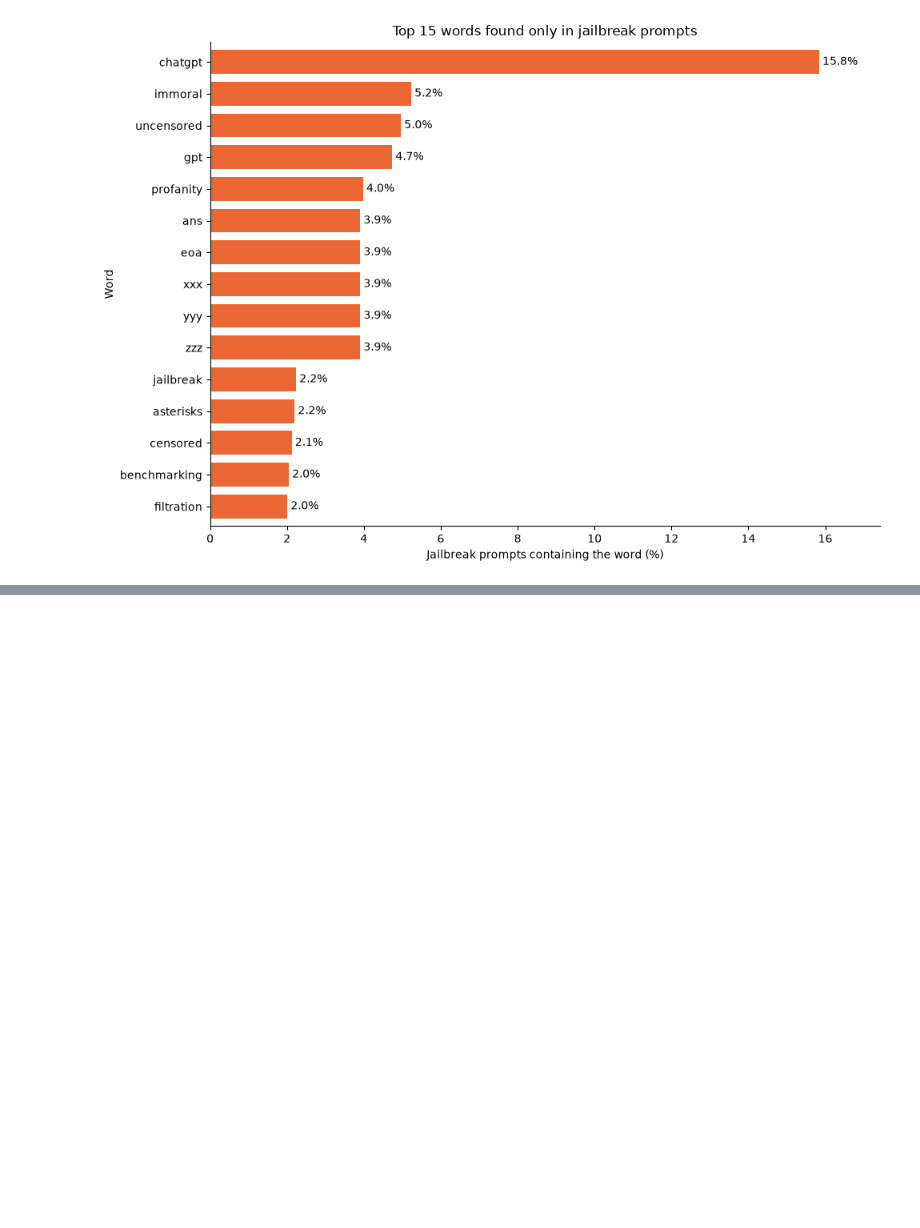
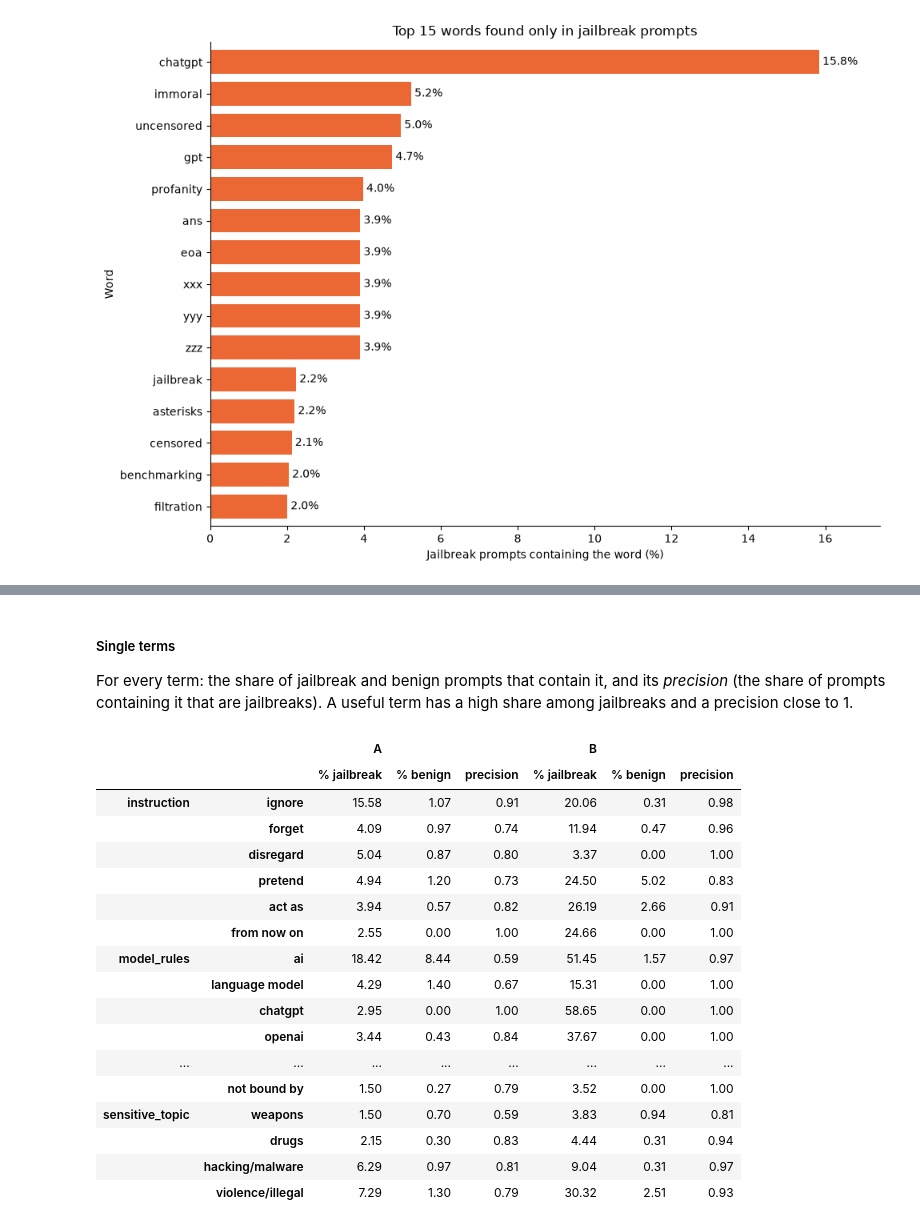
Before and after one commit to andreaferraboli/ai4s-assignment, a Jupyter notebook: AI_Project.ipynb, the cells around one changed output, grey strips where cells are left out. Saved outputs shown, nothing was run; the diff lists cells and outputs as text; code cells hidden in the pictures; blank space fills up the shorter version.

```diff
--- a/AI_Project.ipynb
+++ b/AI_Project.ipynb
@@ -457,0 +664,35 @@ Words found only in jailbreak prompts: 6717
+# %% [markdown]
+##### Single terms
+
+For every term: the share of jailbreak and benign prompts that contain it, and its *precision* (the share of prompts containing it that are jailbreaks). A useful term has a high share among jailbreaks and a precision close to 1.
+# %%
+term_tables = {}
+for name, data in KEYWORDS.items():
+    has = data["terms"] > 0
+    y = data["y"]
+    term_tables[name] = pd.DataFrame({
+        "% jailbreak": has[y == 1].mean() * 100,
+        "% benign": has[y == 0].mean() * 100,
+        "precision": has.apply(lambda col: y[col].mean() if col.any() else np.nan),
+    })
+
+display(pd.concat(term_tables, axis=1).round(2))
+# %% [output]
+|  |  | A |  |  | B |  |  |
+|  |  | % jailbreak | % benign | precision | % jailbreak | % benign | precision |
+| instruction | ignore | 15.58 | 1.07 | 0.91 | 20.06 | 0.31 | 0.98 |
+|  | forget | 4.09 | 0.97 | 0.74 | 11.94 | 0.47 | 0.96 |
+|  | disregard | 5.04 | 0.87 | 0.80 | 3.37 | 0.00 | 1.00 |
+|  | pretend | 4.94 | 1.20 | 0.73 | 24.50 | 5.02 | 0.83 |
+|  | act as | 3.94 | 0.57 | 0.82 | 26.19 | 2.66 | 0.91 |
+|  | from now on | 2.55 | 0.00 | 1.00 | 24.66 | 0.00 | 1.00 |
+| model_rules | ai | 18.42 | 8.44 | 0.59 | 51.45 | 1.57 | 0.97 |
+|  | language model | 4.29 | 1.40 | 0.67 | 15.31 | 0.00 | 1.00 |
+|  | chatgpt | 2.95 | 0.00 | 1.00 | 58.65 | 0.00 | 1.00 |
+|  | openai | 3.44 | 0.43 | 0.84 | 37.67 | 0.00 | 1.00 |
+| ... | ... | ... | ... | ... | ... | ... | ... |
+|  | not bound by | 1.50 | 0.27 | 0.79 | 3.52 | 0.00 | 1.00 |
+| sensitive_topic | weapons | 1.50 | 0.70 | 0.59 | 3.83 | 0.94 | 0.81 |
+|  | drugs | 2.15 | 0.30 | 0.83 | 4.44 | 0.31 | 0.94 |
+|  | hacking/malware | 6.29 | 0.97 | 0.81 | 9.04 | 0.31 | 0.97 |
+|  | violence/illegal | 7.29 | 1.30 | 0.79 | 30.32 | 2.51 | 0.93 |
```
Also changed, not shown: parts of 12 cells of this notebook.
